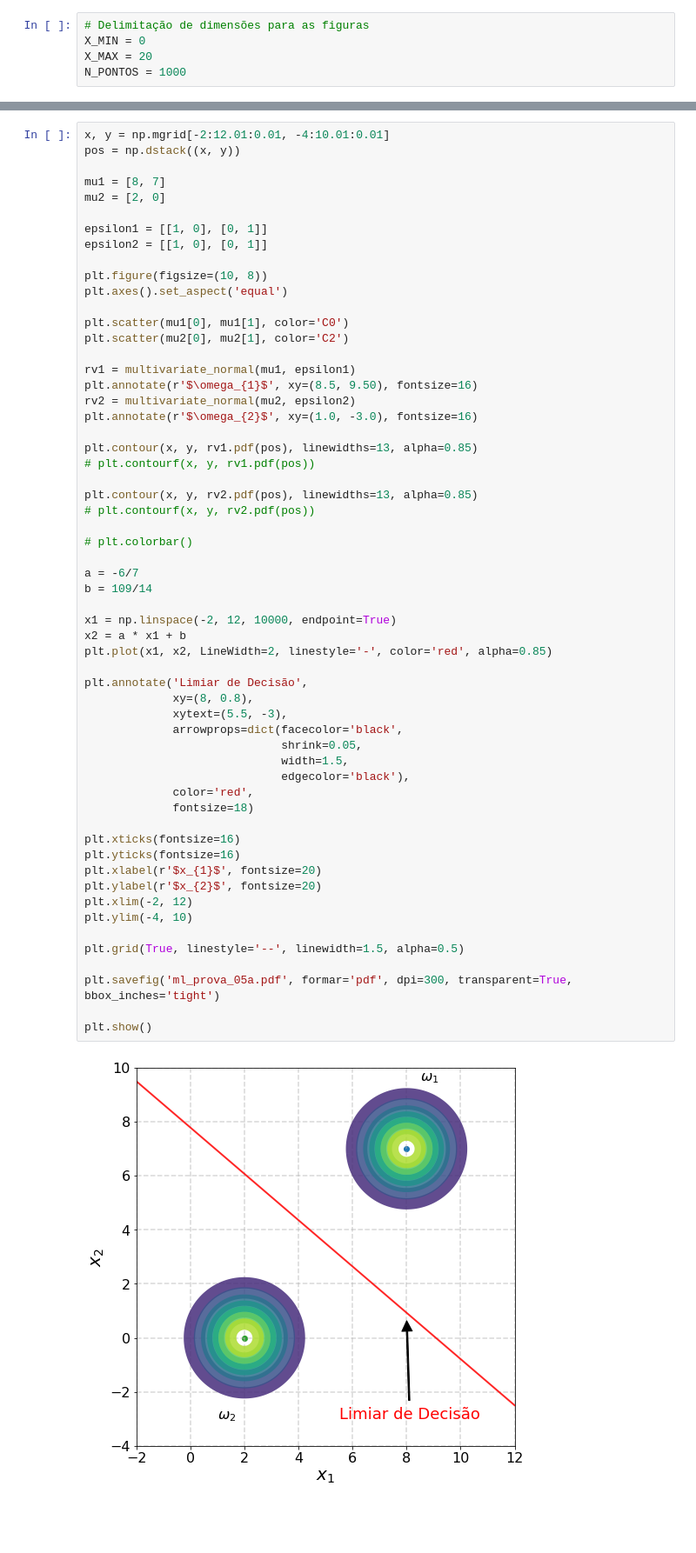
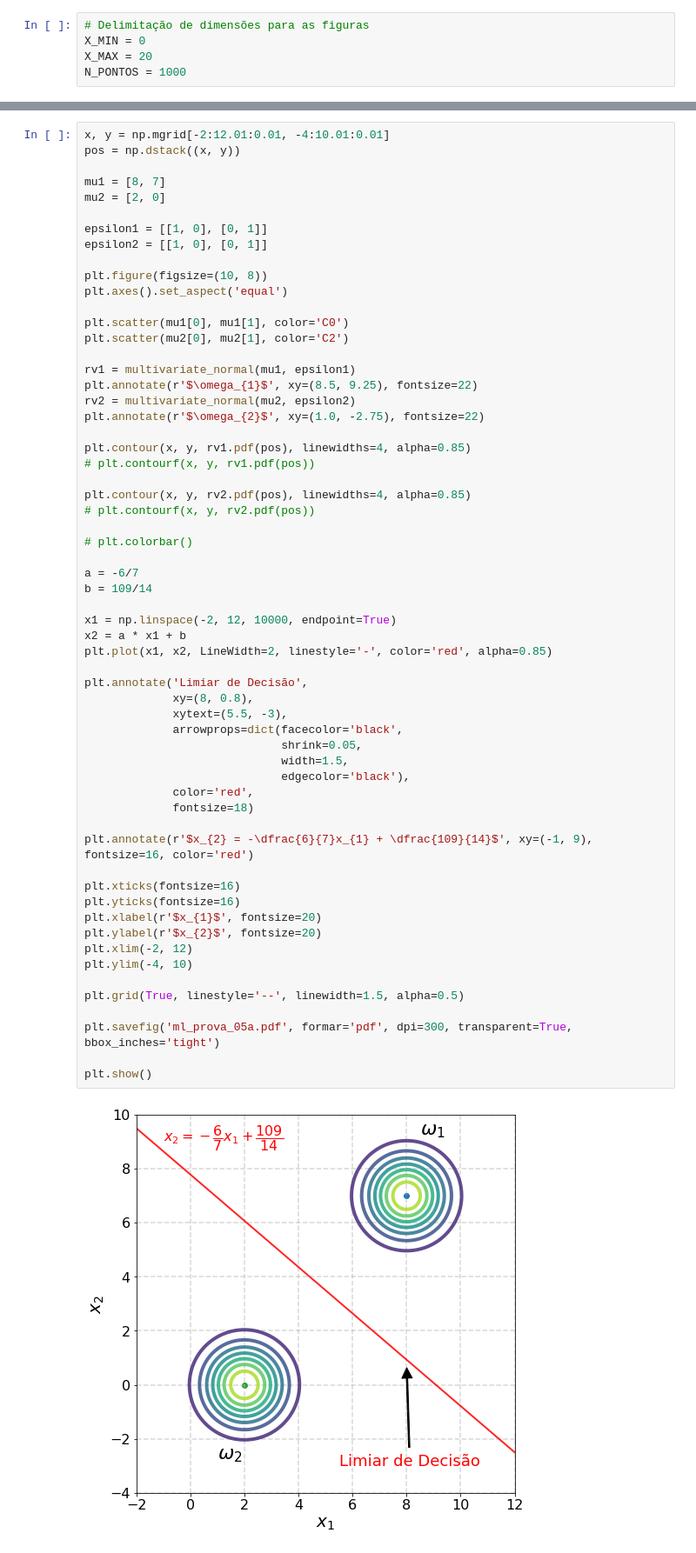
Before and after one commit to titocaco/disciplina_ml, a Jupyter notebook: ml_prova_5.ipynb, the cells around one changed output, grey strips where cells are left out. Shown at 87% size. Drawn from its saved outputs; the diff is of its cells as text; blank space fills up the shorter version.

```diff
--- a/ml_prova_5.ipynb
+++ b/ml_prova_5.ipynb
@@ -37,14 +39,14 @@ plt.scatter(mu1[0], mu1[1], color='C0')
 plt.scatter(mu2[0], mu2[1], color='C2')
 
 rv1 = multivariate_normal(mu1, epsilon1)
-plt.annotate(r'$\omega_{1}$', xy=(8.5, 9.50), fontsize=16)
+plt.annotate(r'$\omega_{1}$', xy=(8.5, 9.25), fontsize=22)
 rv2 = multivariate_normal(mu2, epsilon2)
-plt.annotate(r'$\omega_{2}$', xy=(1.0, -3.0), fontsize=16)
+plt.annotate(r'$\omega_{2}$', xy=(1.0, -2.75), fontsize=22)
 
-plt.contour(x, y, rv1.pdf(pos), linewidths=13, alpha=0.85)
+plt.contour(x, y, rv1.pdf(pos), linewidths=4, alpha=0.85)
 # plt.contourf(x, y, rv1.pdf(pos))
 
-plt.contour(x, y, rv2.pdf(pos), linewidths=13, alpha=0.85)
+plt.contour(x, y, rv2.pdf(pos), linewidths=4, alpha=0.85)
 # plt.contourf(x, y, rv2.pdf(pos))
 
 # plt.colorbar()
@@ -52,31 +54,33 @@ plt.contour(x, y, rv2.pdf(pos), linewidths=13, alpha=0.85)
 a = -6/7
 b = 109/14
 
 x1 = np.linspace(-2, 12, 10000, endpoint=True)
 x2 = a * x1 + b
 plt.plot(x1, x2, LineWidth=2, linestyle='-', color='red', alpha=0.85)
 
 plt.annotate('Limiar de Decisão',
              xy=(8, 0.8),
              xytext=(5.5, -3),
              arrowprops=dict(facecolor='black',
                              shrink=0.05,
                              width=1.5,
                              edgecolor='black'),
              color='red',
              fontsize=18)
 
+plt.annotate(r'$x_{2} = -\dfrac{6}{7}x_{1} + \dfrac{109}{14}$', xy=(-1, 9), fontsize=16, color='red')
+
 plt.xticks(fontsize=16)
 plt.yticks(fontsize=16)
 plt.xlabel(r'$x_{1}$', fontsize=20)
 plt.ylabel(r'$x_{2}$', fontsize=20)
 plt.xlim(-2, 12)
 plt.ylim(-4, 10)
 
 plt.grid(True, linestyle='--', linewidth=1.5, alpha=0.5)
 
 plt.savefig('ml_prova_05a.pdf', formar='pdf', dpi=300, transparent=True, bbox_inches='tight')
 
 plt.show()
 # %% [output]
-[figure, old version]
+[figure, new version]
```
Also changed, not shown: parts of 5 cells of this notebook.
